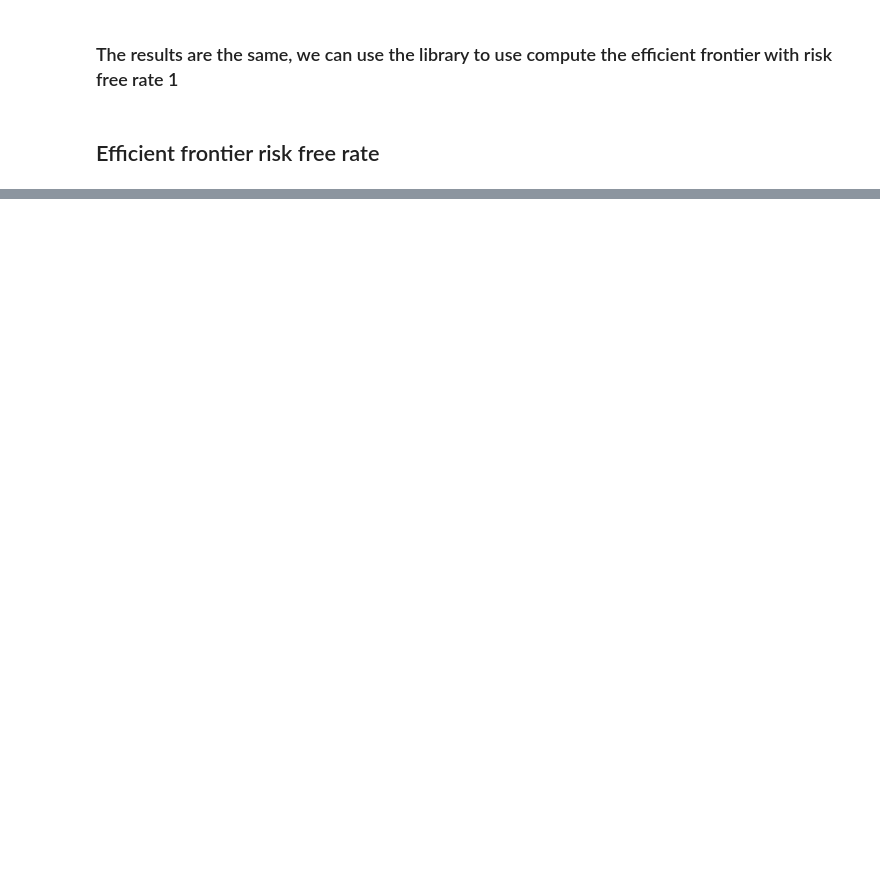
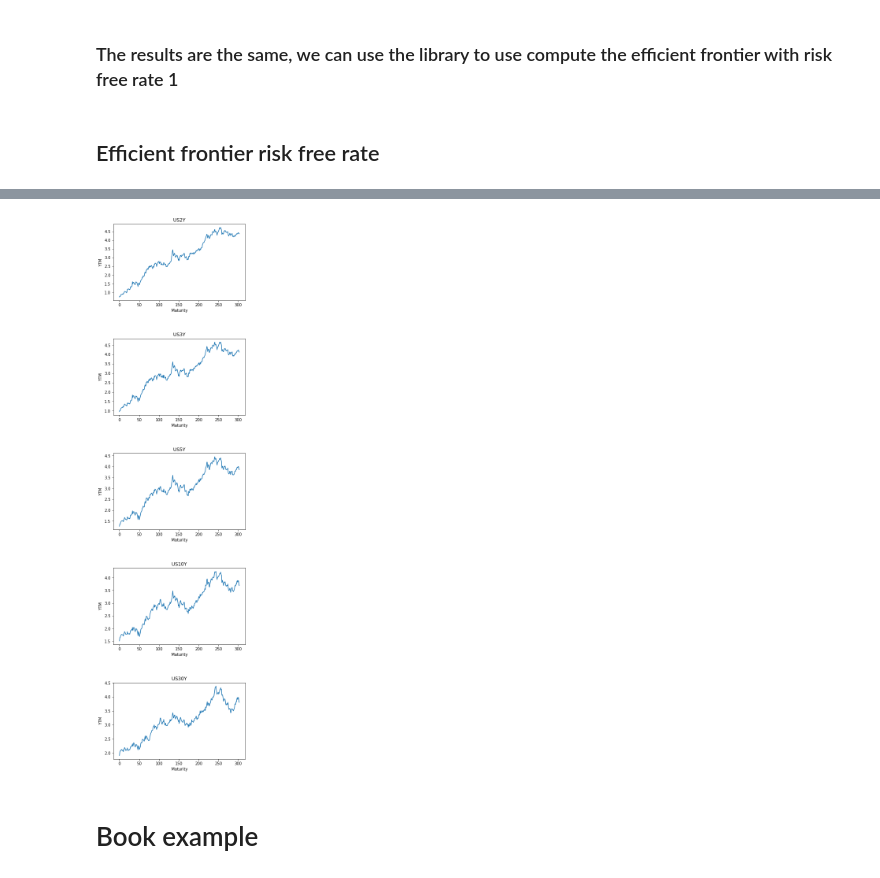
Before and after one commit to mxmws/datafin, a Jupyter notebook: Final_assigment.ipynb, the cells around one changed output, grey strips where cells are left out. Drawn from its saved outputs; the diff is of its cells as text; code cells hidden in the pictures; blank space fills up the shorter version.

Commit message:
bonds ex 1

```diff
--- a/Final_assigment.ipynb
+++ b/Final_assigment.ipynb
@@ -440,0 +515,22 @@ plt.show()
+# %%
+# all data from 01/01/2021 to 04/01/2023
+#10Y coupon = 4.125 maturity = 15 NOV 2032
+#30Y coupon = 4 maturity = 15 NOV 2052
+#5Y coupon = 3.875, maturity = 31 DEC 2027
+#3Y coupon = 4, maturity = 15 DEC 2025
+#2Y coupon = 4.25, maturity 31 DEC 2024
+#data imported from investing.com from 01/01/2022 to 04/01/2023 (in order to get more data even if it's outside set date)
+
+import pandas as pd
+US10Y = pd.read_csv('United States 10-Year Bond Yield Historical Data.csv')['Price']
+US30Y = pd.read_csv('United States 30-Year Bond Yield Historical Data.csv')['Price']
+US5Y = pd.read_csv("United States 5-Year Bond Yield Historical Data.csv")['Price']
+US3Y = pd.read_csv('United States 3-Year Bond Yield Historical Data.csv')['Price']
+US2Y = pd.read_csv('United States 2-Year Bond Yield Historical Data.csv')['Price']
+#since it's atreasury bond the yield is already expressed in yield to maturity
+# %%
+bonds = pd.concat([US2Y, US3Y, US5Y, US10Y, US30Y], axis=1)
+coupons = [4, 4.25, 3.875, 4.125, 4]
+bonds.columns =['US2Y', 'US3Y', 'US5Y', 'US10Y', 'US30Y']
+#bonds = bonds.dropna()
+bonds
@@ -440,0 +553,23 @@ plt.show()
+# %%
+import matplotlib.pyplot as plt
+
+fig, axs = plt.subplots(len(bonds.columns), figsize=(6, 25))
+
+for i in range(len(bonds.columns)):
+    y = list(bonds.iloc[:, i].dropna())
+    y.reverse()
+
+    axs[i].plot(range(len(y)),y)
+    axs[i].set_xlabel('Maturity')
+    axs[i].set_ylabel('YTM')
+
+
+count = 0
+for ax in axs.flat:
+    ax.set_title(bonds.columns[count])
+    count +=1
+
+plt.subplots_adjust(wspace=0.5, hspace=0.5)
+plt.show()
+# %% [output]
+[figure, added]
@@ -440,0 +628,2 @@ plt.show()
+# %% [markdown]
+# Book example
```
Also changed, not shown: parts of 23 cells of this notebook.
